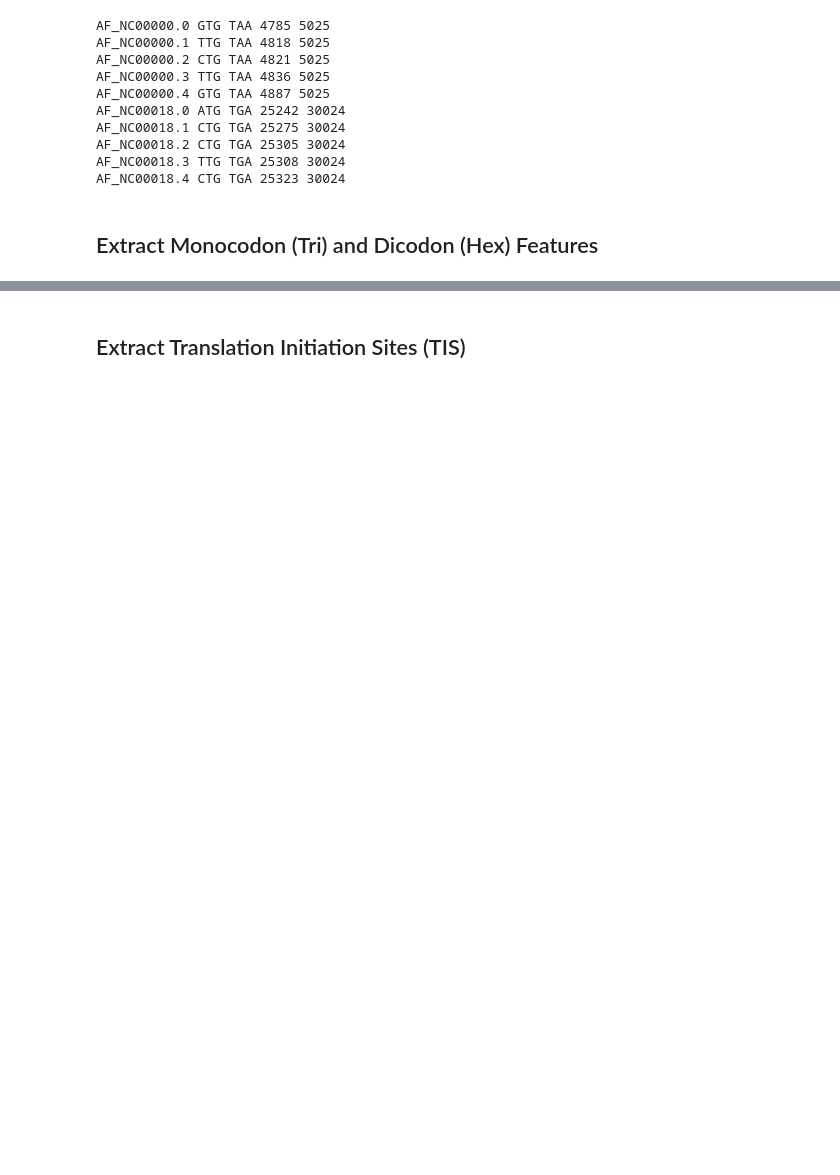
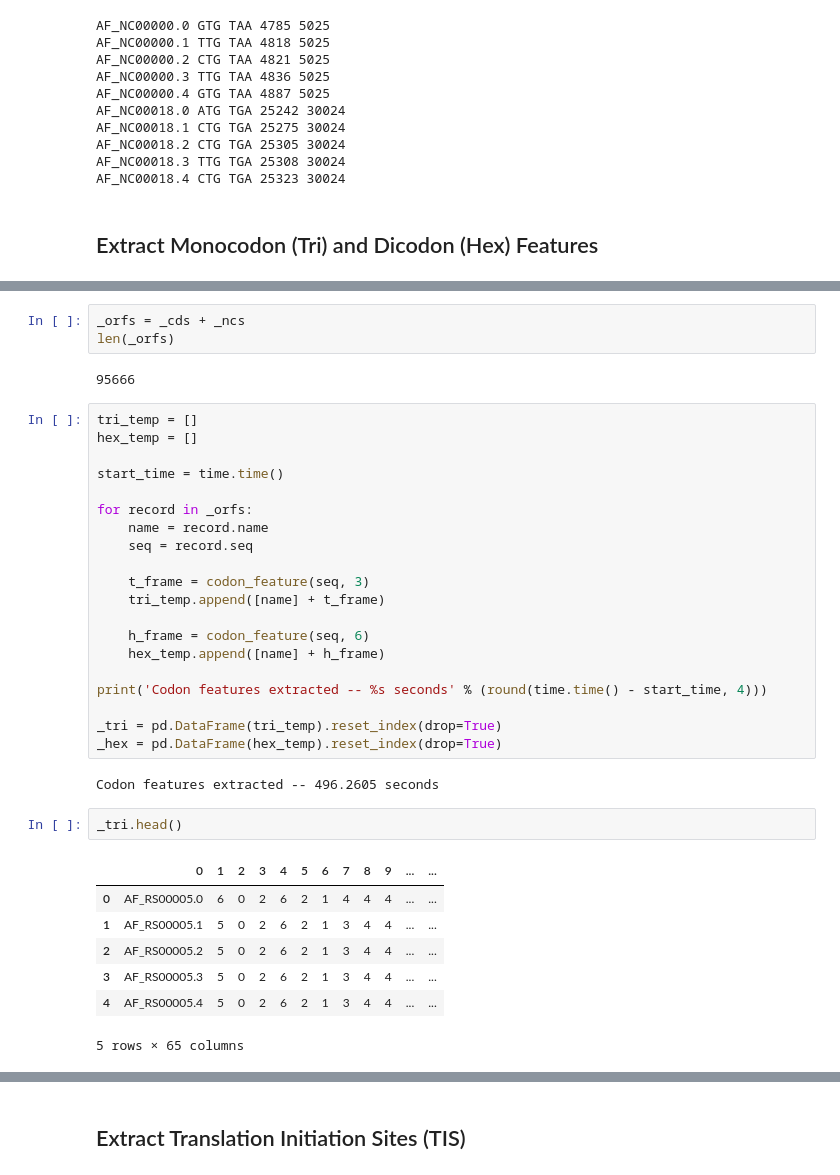
Before and after one commit to viggy-ravi/gene-prediction, a Jupyter notebook: Gene-Prediction-in-Metagenomics-Fragments.ipynb, the cells around one changed output, grey strips where cells are left out. Cells and saved outputs as stored; diff of their text form; blank space fills up the shorter version.

```diff
--- a/Gene-Prediction-in-Metagenomics-Fragments.ipynb
+++ b/Gene-Prediction-in-Metagenomics-Fragments.ipynb
@@ -645,3 +661,40 @@ def codon_feature(seq, nbases):
     frame[codon_idx_dict[parsed_codons[-1]]] += 1 # add last codon
 
     return frame
+# %%
+_orfs = _cds + _ncs
+len(_orfs)
+# %% [output]
+95666
+# %%
+tri_temp = []
+hex_temp = []
+
+start_time = time.time()
+
+for record in _orfs:
+    name = record.name
+    seq = record.seq
+
+    t_frame = codon_feature(seq, 3)
+    tri_temp.append([name] + t_frame)
+
+    h_frame = codon_feature(seq, 6)
+    hex_temp.append([name] + h_frame)
+
+print('Codon features extracted -- %s seconds' % (round(time.time() - start_time, 4)))
+
+_tri = pd.DataFrame(tri_temp).reset_index(drop=True)
+_hex = pd.DataFrame(hex_temp).reset_index(drop=True)
+# %% [output]
+Codon features extracted -- 496.2605 seconds
+# %%
+_tri.head()
+# %% [output]
+|  | 0 | 1 | 2 | 3 | 4 | 5 | 6 | 7 | 8 | 9 | ... | ... |
+| 0 | AF_RS00005.0 | 6 | 0 | 2 | 6 | 2 | 1 | 4 | 4 | 4 | ... | ... |
+| 1 | AF_RS00005.1 | 5 | 0 | 2 | 6 | 2 | 1 | 3 | 4 | 4 | ... | ... |
+| 2 | AF_RS00005.2 | 5 | 0 | 2 | 6 | 2 | 1 | 3 | 4 | 4 | ... | ... |
+| 3 | AF_RS00005.3 | 5 | 0 | 2 | 6 | 2 | 1 | 3 | 4 | 4 | ... | ... |
+| 4 | AF_RS00005.4 | 5 | 0 | 2 | 6 | 2 | 1 | 3 | 4 | 4 | ... | ... |
+5 rows × 65 columns
```
Also changed, not shown: parts of 25 cells of this notebook.
